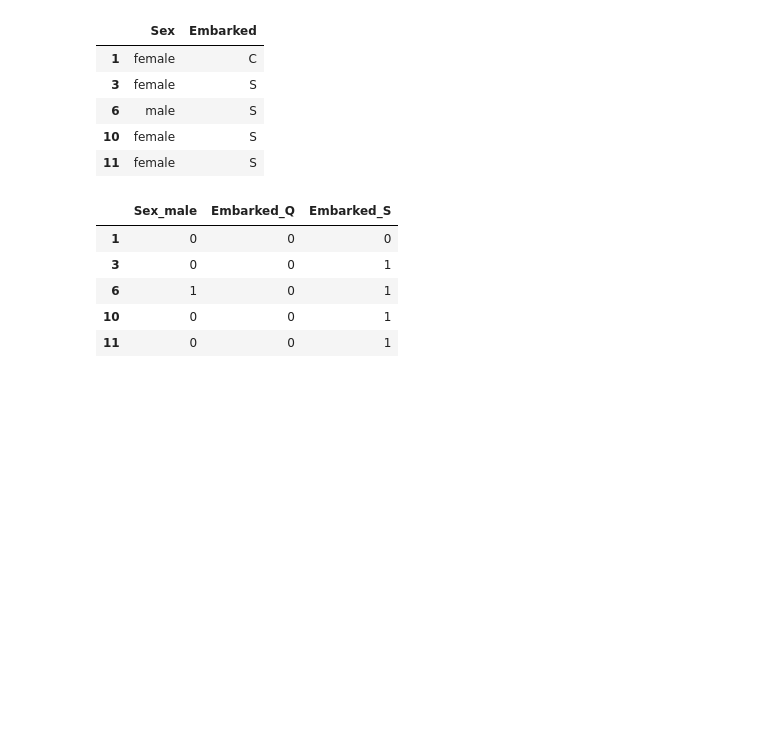
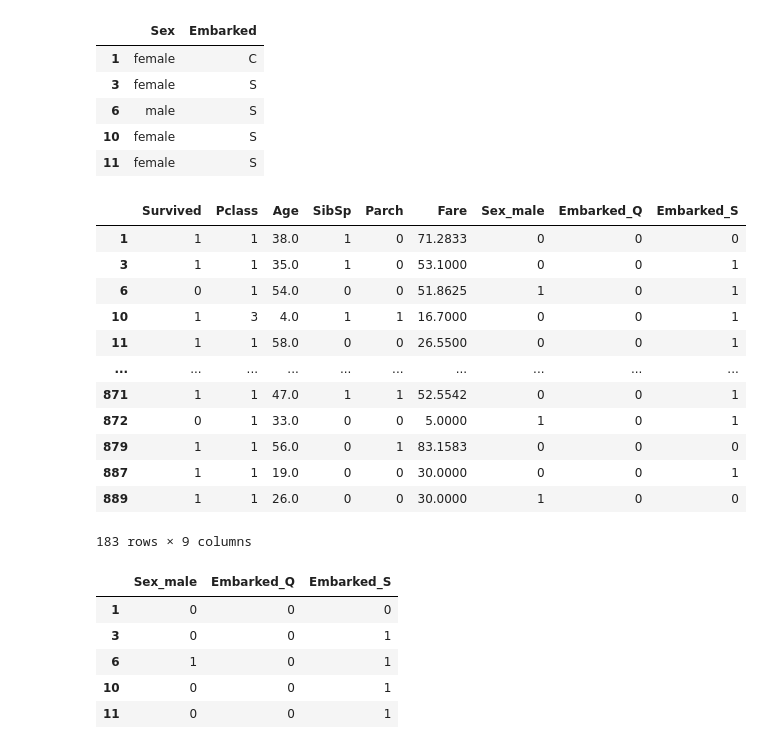
Before and after one commit to shawn-munir/springboard-data-science, a Jupyter notebook: Case Study/Gradient Boosting/Gradient Boosting Case Study/Gradient Boosting Case Study - Working Copy.ipynb, the cells around one changed output. Saved outputs shown, nothing was run; the diff lists cells and outputs as text; code cells hidden in the pictures; blank space fills up the shorter version.

```diff
--- a/Case Study/Gradient Boosting/Gradient Boosting Case Study/Gradient Boosting Case Study - Working Copy.ipynb
+++ b/Case Study/Gradient Boosting/Gradient Boosting Case Study/Gradient Boosting Case Study - Working Copy.ipynb
@@ -365,5 +452,39 @@ dfo.head()
 | 6 | male | S |
 | 10 | female | S |
 | 11 | female | S |
+# %%
+##########################################################################################
+#FIGURED IT WAS TOO GOOD TO BE TRUE LOL TO ONLY HAVE 2 FEATURES!!!!
+#here's where i realized!:
+###########################
+#come to think of it.... WHY DID THEY MERGE WHEN WE DROPPED LIKE EVERYTHING?!?
+
+#ohhhh, wait a minute...
+#think i messed up...
+#shoulda seen what their thing actually comes out to!
+#i'm guessing we actually DO use the NON-object features, minus passengerID...
+
+#HERE'S WHAT YOU GET WHEN YOU RUN THEIR CODE! didn't actually try earlier lol
+df_temp = pd.read_csv('titanic.csv')
+df_temp = df_temp.dropna()
+dfo1 = df_temp.select_dtypes(include=['object'])
+# pd.DataFrame(df_temp.drop(dfo1.columns,axis=1)).merge(pd.get_dummies(dfo1.drop(['Name','Cabin','Ticket'],axis=1)),left_index=True,right_index=True).drop(['PassengerId'],axis=1)
+#OHHHH! just noticed! they didn't do drop_first=True!!! they really should! redo'd:
+df_new = pd.DataFrame(df_temp.drop(dfo1.columns,axis=1)).merge(pd.get_dummies(dfo1.drop(['Name','Cabin','Ticket'],axis=1),drop_first=True),left_index=True,right_index=True).drop(['PassengerId'],axis=1)
+df_new
+# %% [output]
+|  | Survived | Pclass | Age | SibSp | Parch | Fare | Sex_male | Embarked_Q | Embarked_S |
+| 1 | 1 | 1 | 38.0 | 1 | 0 | 71.2833 | 0 | 0 | 0 |
+| 3 | 1 | 1 | 35.0 | 1 | 0 | 53.1000 | 0 | 0 | 1 |
+| 6 | 0 | 1 | 54.0 | 0 | 0 | 51.8625 | 1 | 0 | 1 |
+| 10 | 1 | 3 | 4.0 | 1 | 1 | 16.7000 | 0 | 0 | 1 |
+| 11 | 1 | 1 | 58.0 | 0 | 0 | 26.5500 | 0 | 0 | 1 |
+| ... | ... | ... | ... | ... | ... | ... | ... | ... | ... |
+| 871 | 1 | 1 | 47.0 | 1 | 1 | 52.5542 | 0 | 0 | 1 |
+| 872 | 0 | 1 | 33.0 | 0 | 0 | 5.0000 | 1 | 0 | 1 |
+| 879 | 1 | 1 | 56.0 | 0 | 1 | 83.1583 | 0 | 0 | 0 |
+| 887 | 1 | 1 | 19.0 | 0 | 0 | 30.0000 | 0 | 0 | 1 |
+| 889 | 1 | 1 | 26.0 | 0 | 0 | 30.0000 | 1 | 0 | 0 |
+183 rows × 9 columns
 # %%
 #whoaaaa whattha higgy siggy... THAT'S ALL WE GOT LEFT?!?!?! LOLLL!!! skin & bones!!!!! &chefs ;P cruise lol
```
Also changed, not shown: parts of 46 cells of this notebook.
